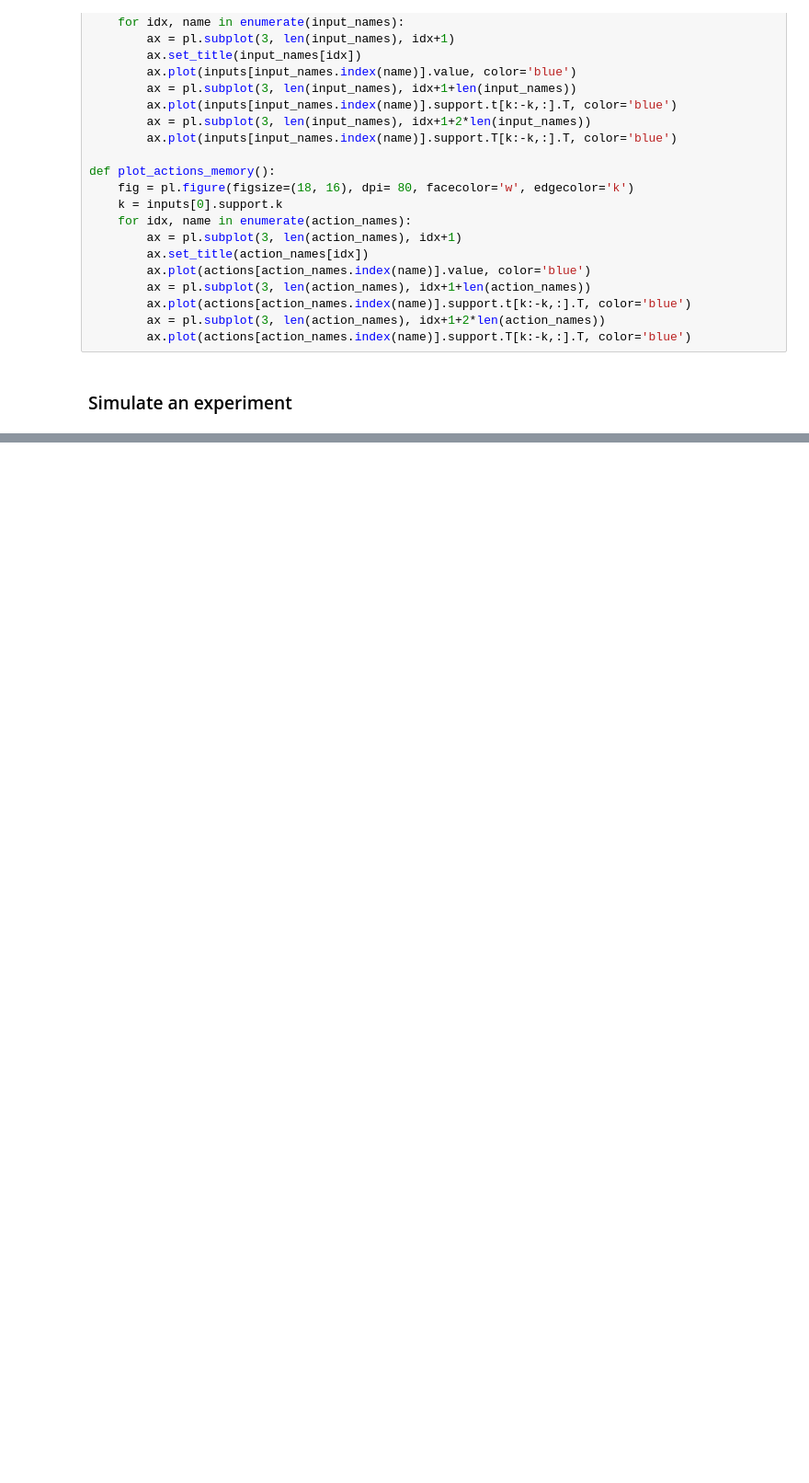
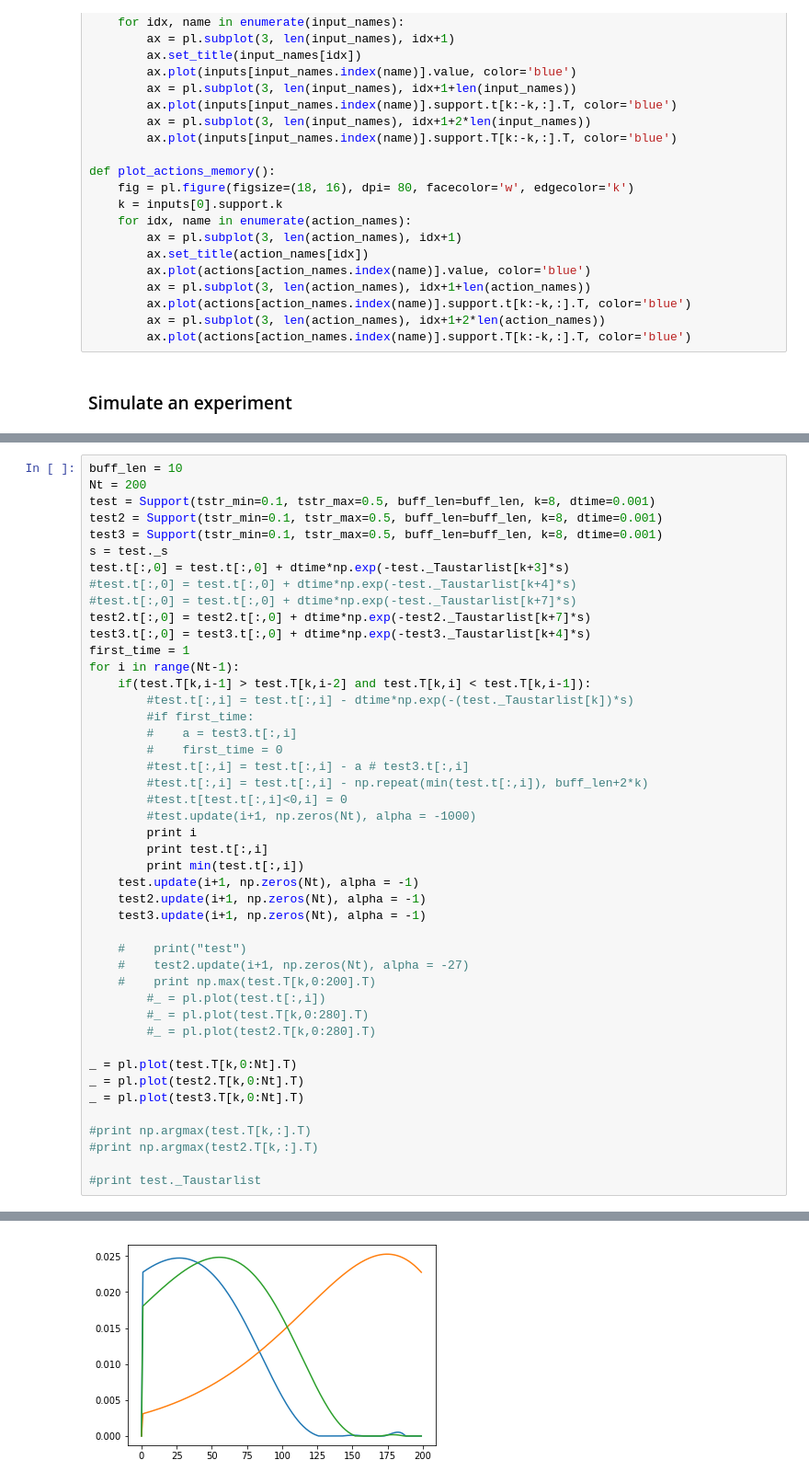
Before and after one commit to viipp/symbolic_processing, a Jupyter notebook: ssn.ipynb, the cells around one changed output, grey strips where cells are left out. Shown at 92% size. Drawn from its saved outputs; the diff is of its cells as text; blank space fills up the shorter version.

```diff
--- a/ssn.ipynb
+++ b/ssn.ipynb
@@ -388,0 +437,46 @@ _ = ax.set_title('evidence righ')
+# %%
+buff_len = 10
+Nt = 200
+test = Support(tstr_min=0.1, tstr_max=0.5, buff_len=buff_len, k=8, dtime=0.001)
+test2 = Support(tstr_min=0.1, tstr_max=0.5, buff_len=buff_len, k=8, dtime=0.001)
+test3 = Support(tstr_min=0.1, tstr_max=0.5, buff_len=buff_len, k=8, dtime=0.001)
+s = test._s
+test.t[:,0] = test.t[:,0] + dtime*np.exp(-test._Taustarlist[k+3]*s)
+#test.t[:,0] = test.t[:,0] + dtime*np.exp(-test._Taustarlist[k+4]*s)
+#test.t[:,0] = test.t[:,0] + dtime*np.exp(-test._Taustarlist[k+7]*s)
+test2.t[:,0] = test2.t[:,0] + dtime*np.exp(-test2._Taustarlist[k+7]*s)
+test3.t[:,0] = test3.t[:,0] + dtime*np.exp(-test3._Taustarlist[k+4]*s)
+first_time = 1
+for i in range(Nt-1):
+    if(test.T[k,i-1] > test.T[k,i-2] and test.T[k,i] < test.T[k,i-1]):
+        #test.t[:,i] = test.t[:,i] - dtime*np.exp(-(test._Taustarlist[k])*s)
+        #if first_time:
+        #    a = test3.t[:,i]
+        #    first_time = 0
+        #test.t[:,i] = test.t[:,i] - a # test3.t[:,i]
+        #test.t[:,i] = test.t[:,i] - np.repeat(min(test.t[:,i]), buff_len+2*k)
+        #test.t[test.t[:,i]<0,i] = 0
+        #test.update(i+1, np.zeros(Nt), alpha = -1000)
+        print i
+        print test.t[:,i]
+        print min(test.t[:,i])
+    test.update(i+1, np.zeros(Nt), alpha = -1)
+    test2.update(i+1, np.zeros(Nt), alpha = -1)
+    test3.update(i+1, np.zeros(Nt), alpha = -1)
+
+    #    print("test")
+    #    test2.update(i+1, np.zeros(Nt), alpha = -27)
+    #    print np.max(test.T[k,0:200].T)
+        #_ = pl.plot(test.t[:,i])
+        #_ = pl.plot(test.T[k,0:280].T)
+        #_ = pl.plot(test2.T[k,0:280].T)
+
+_ = pl.plot(test.T[k,0:Nt].T)
+_ = pl.plot(test2.T[k,0:Nt].T)
+_ = pl.plot(test3.T[k,0:Nt].T)
+
+#print np.argmax(test.T[k,:].T)
+#print np.argmax(test2.T[k,:].T)
+
+#print test._Taustarlist
+# %% [output]
@@ -388,0 +500 @@ _ = ax.set_title('evidence righ')
+[figure, added]
```
Also changed, not shown: parts of 14 cells of this notebook.
